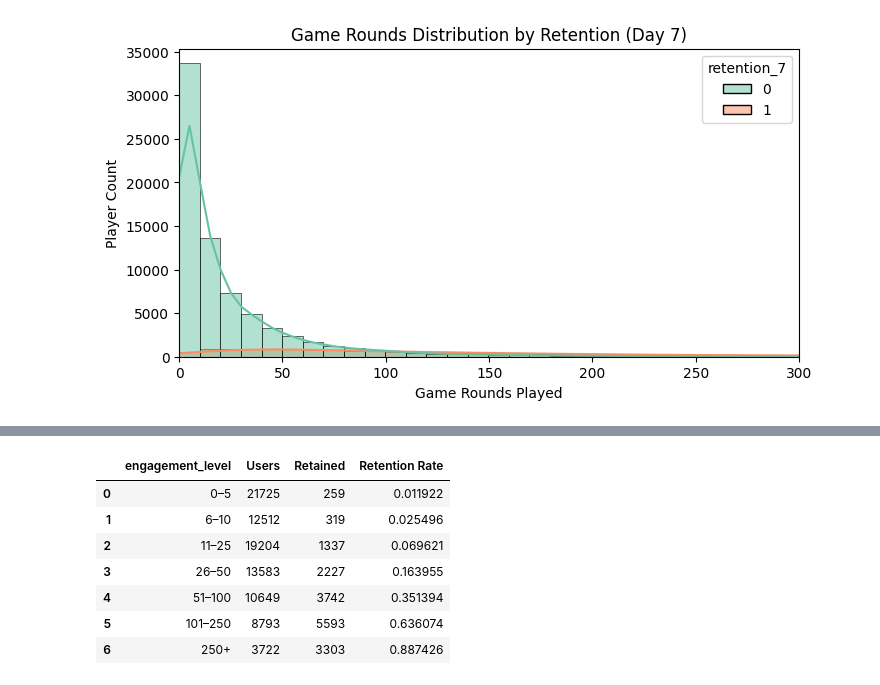
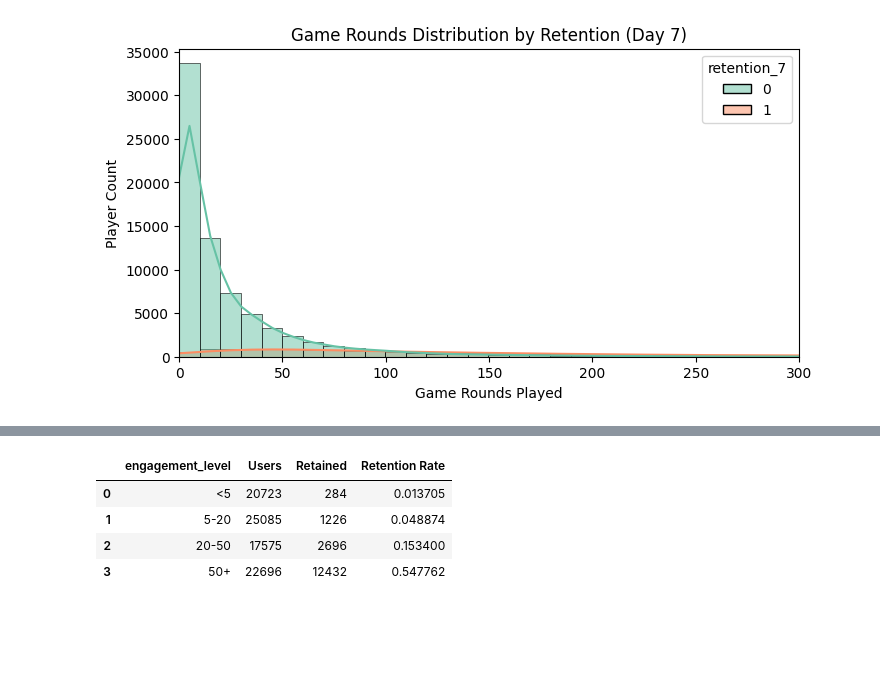
Before and after one commit to JahnaviPatel84/Cookie-Cats-Retention-Analysis, a Jupyter notebook: Cookie_Cats_Retention_Analysis.ipynb, the cells around one changed output, grey strips where cells are left out. Drawn from its saved outputs; the diff is of its cells as text; code cells hidden in the pictures; blank space fills up the shorter version.

```diff
--- a/Cookie_Cats_Retention_Analysis.ipynb
+++ b/Cookie_Cats_Retention_Analysis.ipynb
@@ -38,14 +71,4 @@ Day 7 Retention — t-stat: 3.1645, p-value: 0.0016
 # %%
-# Features + label
 X = df[['sum_gamerounds', 'version_encoded']]
 y = df['retention_7']
-
-# Train/test split
-X_train, X_test, y_train, y_test = train_test_split(X, y, test_size=0.2, random_state=42)
-
-# Train model
-model = xgb.XGBClassifier(use_label_encoder=False, eval_metric='logloss')
-model.fit(X_train, y_train)
-
-# Predict probabilities on full dataset
-df['model_pred'] = model.predict_proba(X)[:, 1]
+X_train, X_test, y_train, y_test = train_test_split(X, y, stratify=y, test_size=0.2, random_state=42)
@@ -56,8 +74,0 @@ Parameters: { "use_label_encoder" } are not used.
-# %%
-# SHAP explanation on full dataset (X)
-explainer = shap.TreeExplainer(model)
-shap_values = explainer.shap_values(X)
-
-# Add SHAP values
-df['shap_gamerounds'] = shap_values[:, 0]
-df['shap_version'] = shap_values[:, 1]
@@ -63,0 +86,4 @@ df['shap_version'] = shap_values[:, 1]
+# %%
+# Retention rate by engagement bins
+df['engagement_bin'] = pd.cut(df['sum_gamerounds'], bins=[0, 5, 20, 50, 1000], labels=['<5', '5-20', '20-50', '50+'])
+ret_bin = df.groupby(['engagement_bin', 'version_encoded'])['retention_7'].mean().reset_index()
@@ -151,8 +278,3 @@ plt.xlim(0, 300)  # tweak for clarity
 plt.show()
 # %% [output]
 [figure]
-# %%
-# Define early engagement levels
-bins = [0, 5, 10, 25, 50, 100, 250, df['sum_gamerounds'].max()]
-labels = ['0–5', '6–10', '11–25', '26–50', '51–100', '101–250', '250+']
-df['engagement_level'] = pd.cut(df['sum_gamerounds'], bins=bins, labels=labels, right=False)
@@ -175,20 +281,20 @@ Passing `palette` without assigning `hue` is deprecated and will be removed in v
 # %%
+# Quantify impact of behavior
+df['engagement_level'] = pd.cut(df['sum_gamerounds'], bins=[0, 5, 20, 50, 1000], labels=['<5', '5-20', '20-50', '50+'])
+
 pop_counts = df['engagement_level'].value_counts().sort_index()
 ret_counts = df.groupby('engagement_level')['retention_7'].sum()
 
 ret_impact = pd.DataFrame({
     'Users': pop_counts,
     'Retained': ret_counts,
     'Retention Rate': ret_counts / pop_counts
 }).reset_index()
 
 display(ret_impact)
 # %% [output]
 |  | engagement_level | Users | Retained | Retention Rate |
-| 0 | 0–5 | 21725 | 259 | 0.011922 |
-| 1 | 6–10 | 12512 | 319 | 0.025496 |
-| 2 | 11–25 | 19204 | 1337 | 0.069621 |
-| 3 | 26–50 | 13583 | 2227 | 0.163955 |
-| 4 | 51–100 | 10649 | 3742 | 0.351394 |
-| 5 | 101–250 | 8793 | 5593 | 0.636074 |
-| 6 | 250+ | 3722 | 3303 | 0.887426 |
+| 0 | <5 | 20723 | 284 | 0.013705 |
+| 1 | 5-20 | 25085 | 1226 | 0.048874 |
+| 2 | 20-50 | 17575 | 2696 | 0.153400 |
+| 3 | 50+ | 22696 | 12432 | 0.547762 |
```
Also changed, not shown: parts of 27 cells of this notebook.
